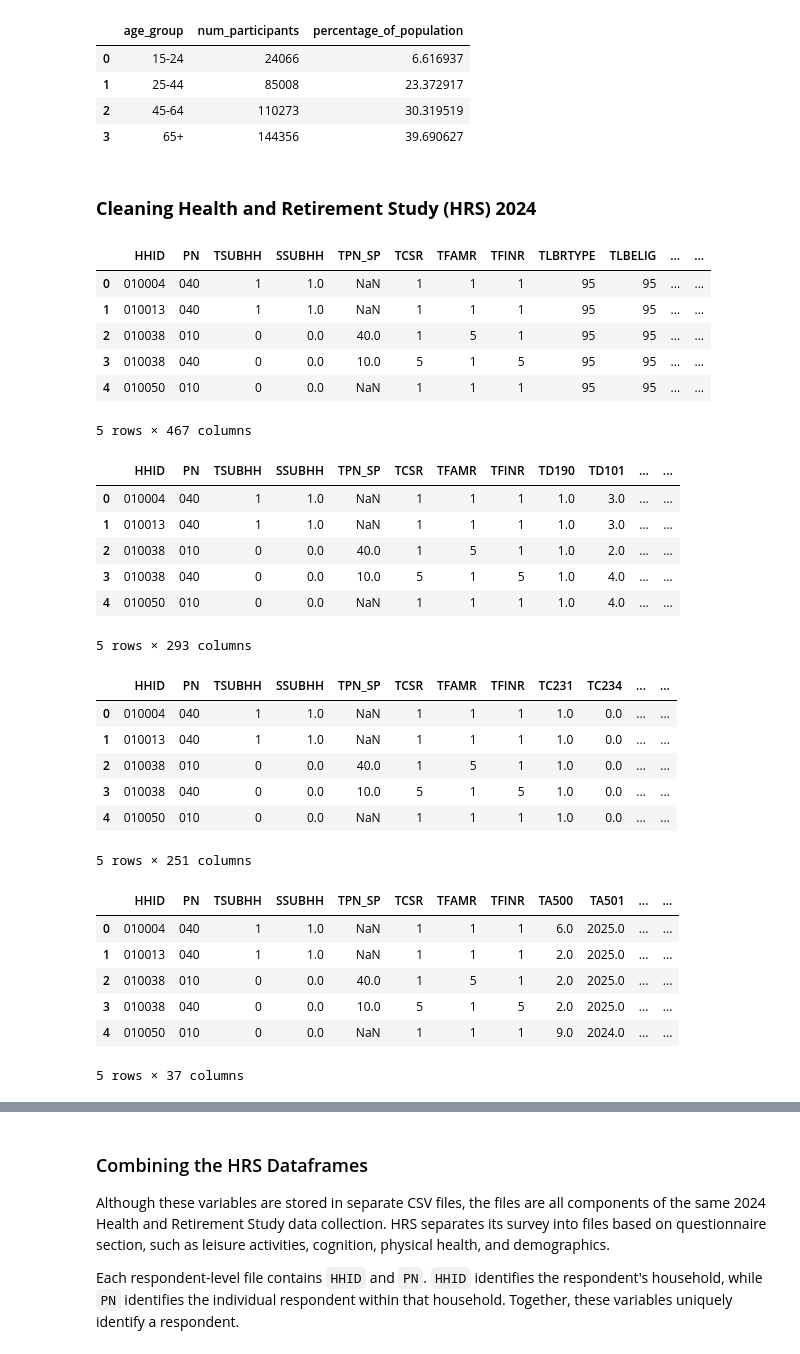
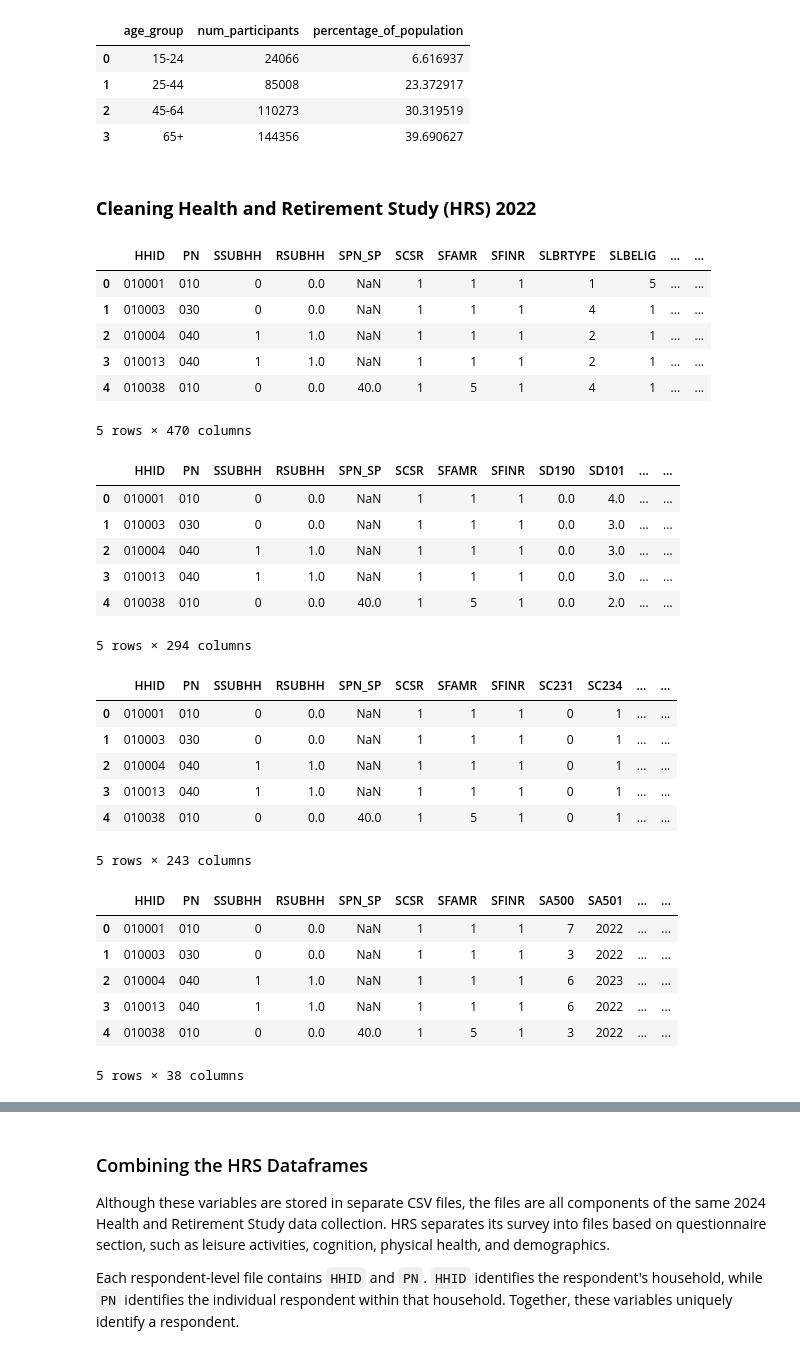
Before and after one commit to rem388/DataScienceProject, a Jupyter notebook: Phase2.ipynb, the cells around one changed output, grey strips where cells are left out. Drawn from its saved outputs; the diff is of its cells as text; code cells hidden in the pictures.

```diff
--- a/Phase2.ipynb
+++ b/Phase2.ipynb
@@ -512,43 +517,43 @@ age_distribution: shows age distribution across all three datasets
 | 2 | 45-64 | 110273 | 30.319519 |
 | 3 | 65+ | 144356 | 39.690627 |
 # %% [markdown]
-### **Cleaning Health and Retirement Study (HRS) 2024**
+### **Cleaning Health and Retirement Study (HRS) 2022**
 # %%
-hrs_leisure_raw = pd.read_csv("data/hrs_data/h24lb_r.csv", dtype={"HHID": str, "PN": str})
-hrs_cognition_raw = pd.read_csv("data/hrs_data/h24d_r.csv", dtype={"HHID": str, "PN": str})
-hrs_health_raw = pd.read_csv("data/hrs_data/h24c_r.csv",dtype={"HHID": str, "PN": str})
-hrs_demographics_raw = pd.read_csv("data/hrs_data/h24a_r.csv",dtype={"HHID": str, "PN": str})
+hrs_leisure_raw = pd.read_csv("data/hrs_data/2022/h22lb_r.csv", dtype={"HHID": str, "PN": str})
+hrs_cognition_raw = pd.read_csv("data/hrs_data/2022/h22d_r.csv", dtype={"HHID": str, "PN": str})
+hrs_health_raw = pd.read_csv("data/hrs_data/2022/h22c_r.csv",dtype={"HHID": str, "PN": str})
+hrs_demographics_raw = pd.read_csv("data/hrs_data/2022/h22a_r.csv",dtype={"HHID": str, "PN": str})
 
 display(duckdb.sql("SELECT * FROM hrs_leisure_raw LIMIT 5").df())
 display(duckdb.sql("SELECT * FROM hrs_cognition_raw LIMIT 5").df())
 display(duckdb.sql("SELECT * FROM hrs_health_raw LIMIT 5").df())
 display(duckdb.sql("SELECT * FROM hrs_demographics_raw LIMIT 5").df())
 # %% [output]
-|  | HHID | PN | TSUBHH | SSUBHH | TPN_SP | TCSR | TFAMR | TFINR | TLBRTYPE | TLBELIG | ... | ... |
-| 0 | 010004 | 040 | 1 | 1.0 | NaN | 1 | 1 | 1 | 95 | 95 | ... | ... |
-| 1 | 010013 | 040 | 1 | 1.0 | NaN | 1 | 1 | 1 | 95 | 95 | ... | ... |
-| 2 | 010038 | 010 | 0 | 0.0 | 40.0 | 1 | 5 | 1 | 95 | 95 | ... | ... |
-| 3 | 010038 | 040 | 0 | 0.0 | 10.0 | 5 | 1 | 5 | 95 | 95 | ... | ... |
-| 4 | 010050 | 010 | 0 | 0.0 | NaN | 1 | 1 | 1 | 95 | 95 | ... | ... |
+|  | HHID | PN | SSUBHH | RSUBHH | SPN_SP | SCSR | SFAMR | SFINR | SLBRTYPE | SLBELIG | ... | ... |
+| 0 | 010001 | 010 | 0 | 0.0 | NaN | 1 | 1 | 1 | 1 | 5 | ... | ... |
+| 1 | 010003 | 030 | 0 | 0.0 | NaN | 1 | 1 | 1 | 4 | 1 | ... | ... |
+| 2 | 010004 | 040 | 1 | 1.0 | NaN | 1 | 1 | 1 | 2 | 1 | ... | ... |
+| 3 | 010013 | 040 | 1 | 1.0 | NaN | 1 | 1 | 1 | 2 | 1 | ... | ... |
+| 4 | 010038 | 010 | 0 | 0.0 | 40.0 | 1 | 5 | 1 | 4 | 1 | ... | ... |
-5 rows × 467 columns
+5 rows × 470 columns
-|  | HHID | PN | TSUBHH | SSUBHH | TPN_SP | TCSR | TFAMR | TFINR | TD190 | TD101 | ... | ... |
-| 0 | 010004 | 040 | 1 | 1.0 | NaN | 1 | 1 | 1 | 1.0 | 3.0 | ... | ... |
-| 1 | 010013 | 040 | 1 | 1.0 | NaN | 1 | 1 | 1 | 1.0 | 3.0 | ... | ... |
-| 2 | 010038 | 010 | 0 | 0.0 | 40.0 | 1 | 5 | 1 | 1.0 | 2.0 | ... | ... |
-| 3 | 010038 | 040 | 0 | 0.0 | 10.0 | 5 | 1 | 5 | 1.0 | 4.0 | ... | ... |
-| 4 | 010050 | 010 | 0 | 0.0 | NaN | 1 | 1 | 1 | 1.0 | 4.0 | ... | ... |
+|  | HHID | PN | SSUBHH | RSUBHH | SPN_SP | SCSR | SFAMR | SFINR | SD190 | SD101 | ... | ... |
+| 0 | 010001 | 010 | 0 | 0.0 | NaN | 1 | 1 | 1 | 0.0 | 4.0 | ... | ... |
+| 1 | 010003 | 030 | 0 | 0.0 | NaN | 1 | 1 | 1 | 0.0 | 3.0 | ... | ... |
+| 2 | 010004 | 040 | 1 | 1.0 | NaN | 1 | 1 | 1 | 0.0 | 3.0 | ... | ... |
+| 3 | 010013 | 040 | 1 | 1.0 | NaN | 1 | 1 | 1 | 0.0 | 3.0 | ... | ... |
+| 4 | 010038 | 010 | 0 | 0.0 | 40.0 | 1 | 5 | 1 | 0.0 | 2.0 | ... | ... |
-5 rows × 293 columns
+5 rows × 294 columns
-|  | HHID | PN | TSUBHH | SSUBHH | TPN_SP | TCSR | TFAMR | TFINR | TC231 | TC234 | ... | ... |
-| 0 | 010004 | 040 | 1 | 1.0 | NaN | 1 | 1 | 1 | 1.0 | 0.0 | ... | ... |
-| 1 | 010013 | 040 | 1 | 1.0 | NaN | 1 | 1 | 1 | 1.0 | 0.0 | ... | ... |
-| 2 | 010038 | 010 | 0 | 0.0 | 40.0 | 1 | 5 | 1 | 1.0 | 0.0 | ... | ... |
-| 3 | 010038 | 040 | 0 | 0.0 | 10.0 | 5 | 1 | 5 | 1.0 | 0.0 | ... | ... |
-| 4 | 010050 | 010 | 0 | 0.0 | NaN | 1 | 1 | 1 | 1.0 | 0.0 | ... | ... |
+|  | HHID | PN | SSUBHH | RSUBHH | SPN_SP | SCSR | SFAMR | SFINR | SC231 | SC234 | ... | ... |
+| 0 | 010001 | 010 | 0 | 0.0 | NaN | 1 | 1 | 1 | 0 | 1 | ... | ... |
+| 1 | 010003 | 030 | 0 | 0.0 | NaN | 1 | 1 | 1 | 0 | 1 | ... | ... |
+| 2 | 010004 | 040 | 1 | 1.0 | NaN | 1 | 1 | 1 | 0 | 1 | ... | ... |
+| 3 | 010013 | 040 | 1 | 1.0 | NaN | 1 | 1 | 1 | 0 | 1 | ... | ... |
+| 4 | 010038 | 010 | 0 | 0.0 | 40.0 | 1 | 5 | 1 | 0 | 1 | ... | ... |
-5 rows × 251 columns
+5 rows × 243 columns
-|  | HHID | PN | TSUBHH | SSUBHH | TPN_SP | TCSR | TFAMR | TFINR | TA500 | TA501 | ... | ... |
-| 0 | 010004 | 040 | 1 | 1.0 | NaN | 1 | 1 | 1 | 6.0 | 2025.0 | ... | ... |
-| 1 | 010013 | 040 | 1 | 1.0 | NaN | 1 | 1 | 1 | 2.0 | 2025.0 | ... | ... |
-| 2 | 010038 | 010 | 0 | 0.0 | 40.0 | 1 | 5 | 1 | 2.0 | 2025.0 | ... | ... |
-| 3 | 010038 | 040 | 0 | 0.0 | 10.0 | 5 | 1 | 5 | 2.0 | 2025.0 | ... | ... |
-| 4 | 010050 | 010 | 0 | 0.0 | NaN | 1 | 1 | 1 | 9.0 | 2024.0 | ... | ... |
+|  | HHID | PN | SSUBHH | RSUBHH | SPN_SP | SCSR | SFAMR | SFINR | SA500 | SA501 | ... | ... |
+| 0 | 010001 | 010 | 0 | 0.0 | NaN | 1 | 1 | 1 | 7 | 2022 | ... | ... |
+| 1 | 010003 | 030 | 0 | 0.0 | NaN | 1 | 1 | 1 | 3 | 2022 | ... | ... |
+| 2 | 010004 | 040 | 1 | 1.0 | NaN | 1 | 1 | 1 | 6 | 2023 | ... | ... |
+| 3 | 010013 | 040 | 1 | 1.0 | NaN | 1 | 1 | 1 | 6 | 2022 | ... | ... |
+| 4 | 010038 | 010 | 0 | 0.0 | 40.0 | 1 | 5 | 1 | 3 | 2022 | ... | ... |
-5 rows × 37 columns
+5 rows × 38 columns
```
Also changed, not shown: parts of 4 cells of this notebook, 8 other files.
